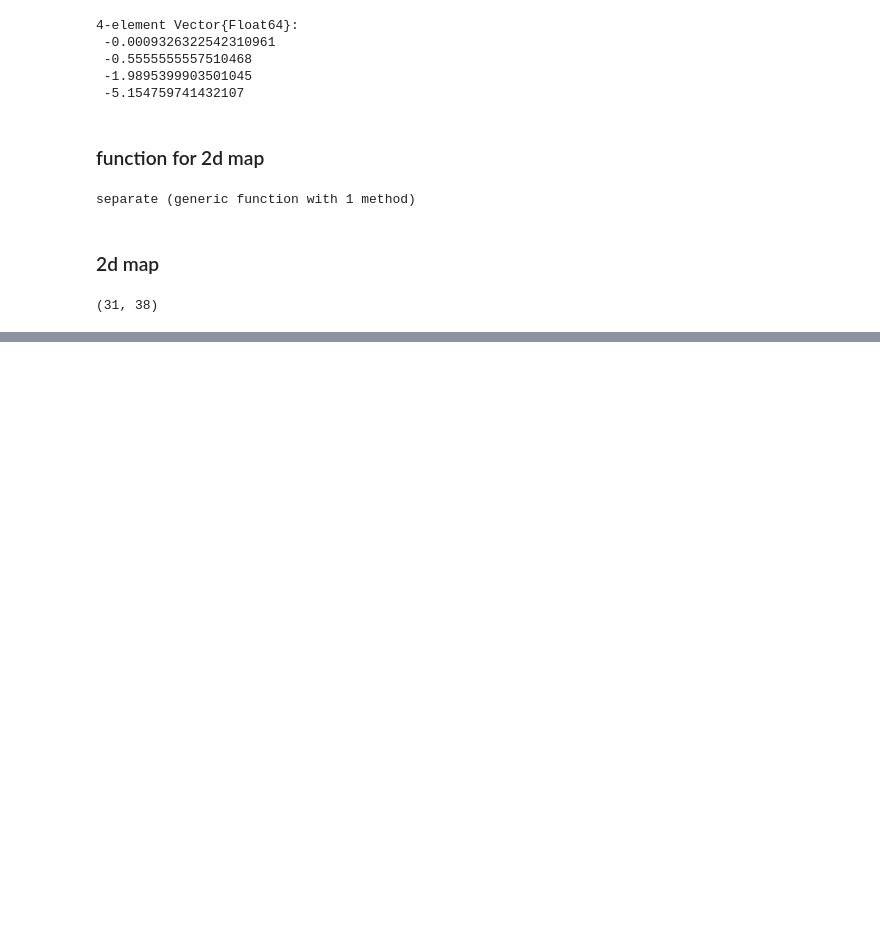
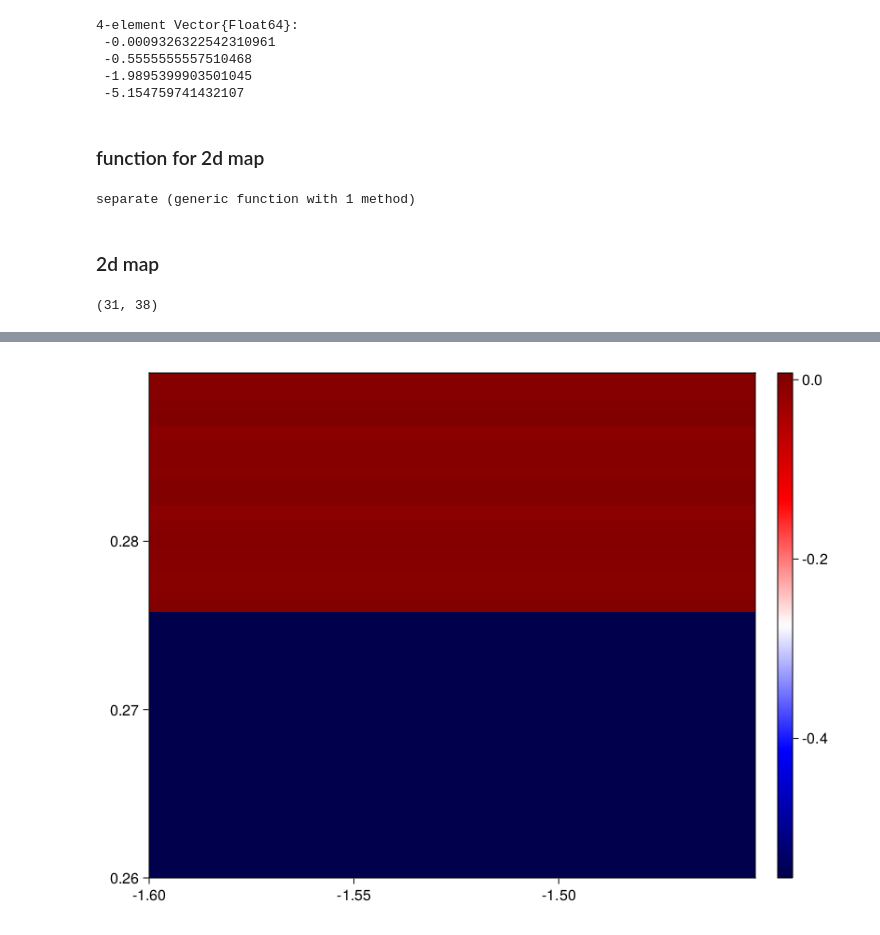
Before and after one commit to SergeyNovak777/dynamical-systems, a Jupyter notebook: Tsodyks&Markram/system Barabash 2d (I0, U0) map LSE range Barabash.ipynb, the cells around one changed output, grey strips where cells are left out. Drawn from its saved outputs; the diff is of its cells as text; code cells hidden in the pictures; blank space fills up the shorter version.

```diff
--- a/Tsodyks&Markram/system Barabash 2d (I0, U0) map LSE range Barabash.ipynb
+++ b/Tsodyks&Markram/system Barabash 2d (I0, U0) map LSE range Barabash.ipynb
@@ -256,5 +256,7 @@ u0: [9.387850966150667, 0.4673789624024775, 0.8092667753449212, 0.00013755491367
 # %%
-fig, ax, hm = heatmap(range_U0, range_I0, array_SLE[:, :, 1], colormap = :seismic)
+fig, ax, hm = heatmap(range_I0, range_U0, array_SLE[:, :, 1], colormap = :seismic)
 Colorbar(fig[:, end+1], hm)
 
 fig
+# %% [output]
+[figure, added]
```
Also changed, not shown: parts of 6 cells of this notebook, 3 other files.
